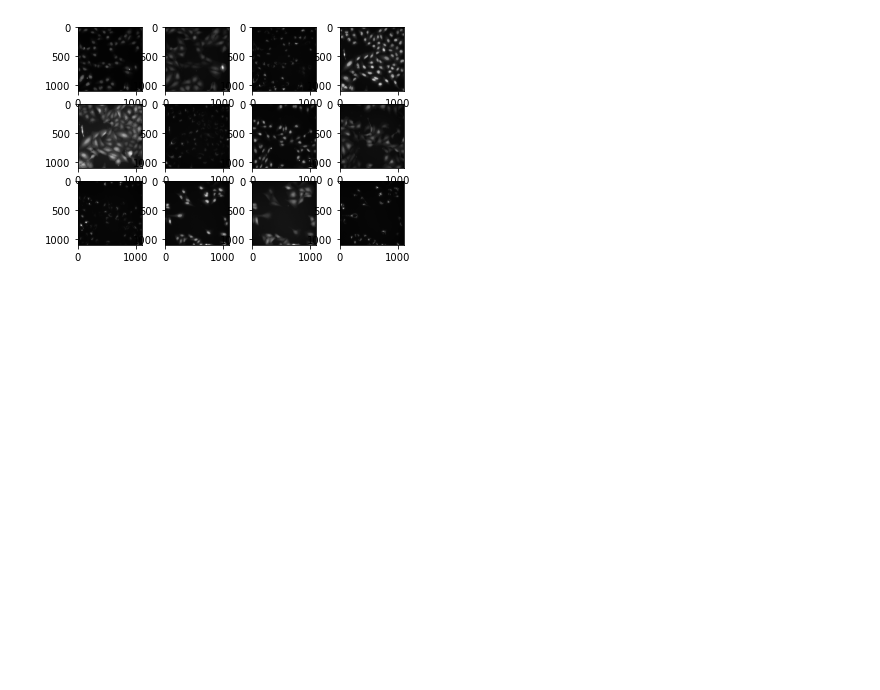
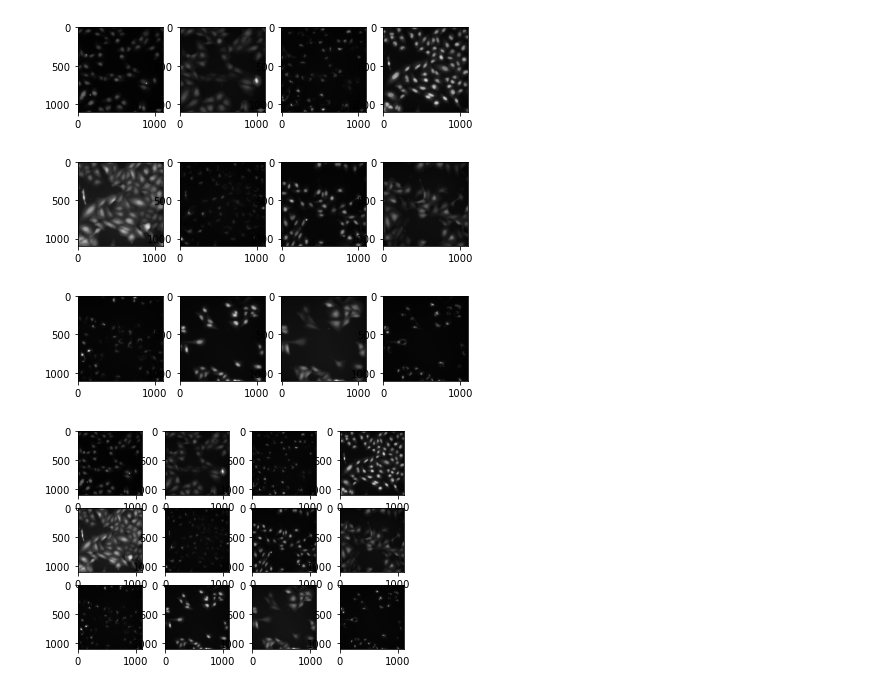
Before and after one commit to Aitslab/virtualstain, a Jupyter notebook: TeresaScheidt/src/normalization.ipynb, the cells around one changed output. Saved outputs shown, nothing was run; the diff lists cells and outputs as text; code cells hidden in the pictures; blank space fills up the shorter version.

```diff
--- a/TeresaScheidt/src/normalization.ipynb
+++ b/TeresaScheidt/src/normalization.ipynb
@@ -16,0 +25,3 @@ for i,o in zip(images,norm_images):
+# %%
+# unnormalize images
+images_unnorm = images_unnorm.astype(np.uint8)
@@ -17 +51,12 @@ for i,o in zip(images,norm_images):
+# %%
+# plot unnormalized images
+plt.figure(figsize=(7,7))
+
+for i in range(12):
+    plt.subplot(3,4,i+1)
+    plt.imshow(images_unnorm[:,:,3*i:3*i+3])
+
+plt.show()
+# %% [output]
+[figure, added]
 # %%
```
Also changed, not shown: parts of 6 cells of this notebook, 2 other files.
